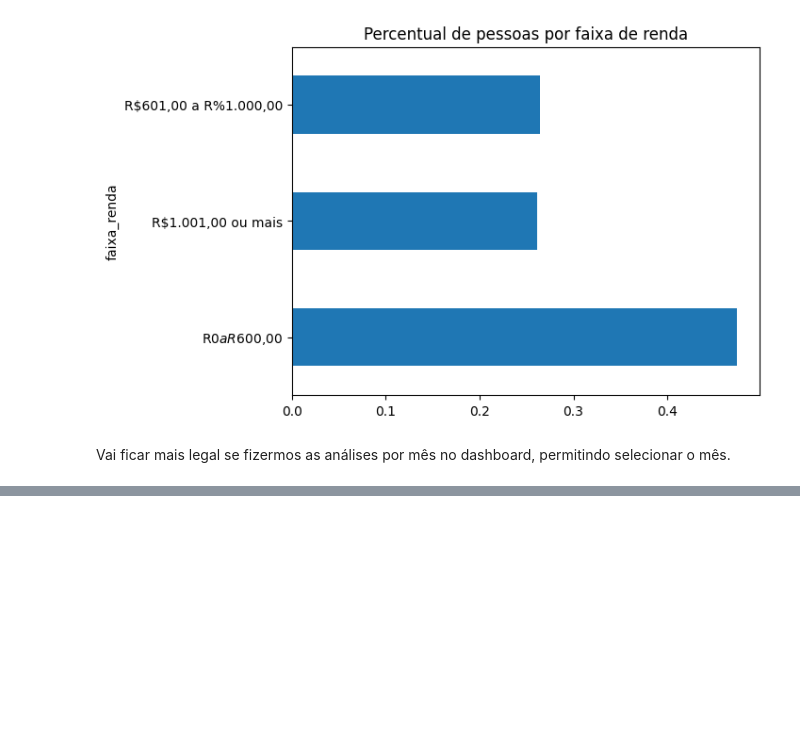
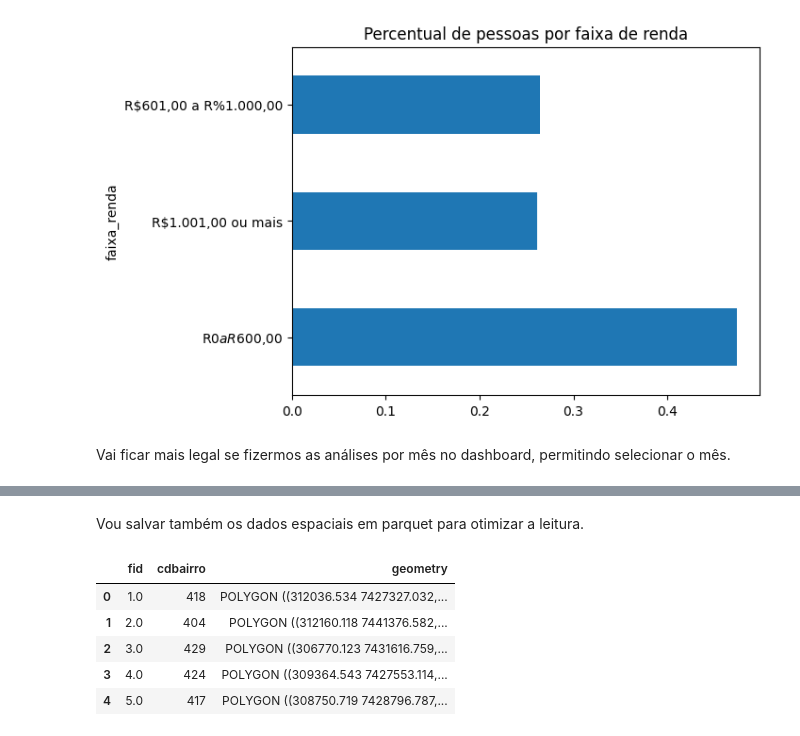
Before and after one commit to h-pgy/demo_observatorio_jundiai, a Jupyter notebook: 03_eda.ipynb, the cells around one changed output, grey strips where cells are left out. Cells and saved outputs as stored; diff of their text form; code cells hidden in the pictures; blank space fills up the shorter version.

```diff
--- a/03_eda.ipynb
+++ b/03_eda.ipynb
@@ -108,3 +108,5 @@ df[colunas_dash].head()
 | 4 | **+@?*WXV | feminino | Filho(a) | Médio completo | R$ 0 a R$600,00 | 33 | 01 | ... |
 # %%
 df.to_parquet('base_final.parquet', index=False)
+# %% [markdown]
+Vou salvar também os dados espaciais em parquet para otimizar a leitura.
@@ -110,0 +115,11 @@ df.to_parquet('base_final.parquet', index=False)
+# %%
+shp_bairros = gpd.read_file(os.path.join('data', 'geo', 'shp'))
+# %%
+shp_bairros.head()
+# %% [output]
+|  | fid | cdbairro | geometry |
+| 0 | 1.0 | 418 | POLYGON ((312036.534 7427327.032,... |
+| 1 | 2.0 | 404 | POLYGON ((312160.118 7441376.582,... |
+| 2 | 3.0 | 429 | POLYGON ((306770.123 7431616.759,... |
+| 3 | 4.0 | 424 | POLYGON ((309364.543 7427553.114,... |
+| 4 | 5.0 | 417 | POLYGON ((308750.719 7428796.787,... |
```
Also changed, not shown: parts of 3 cells of this notebook, 4 other files.
